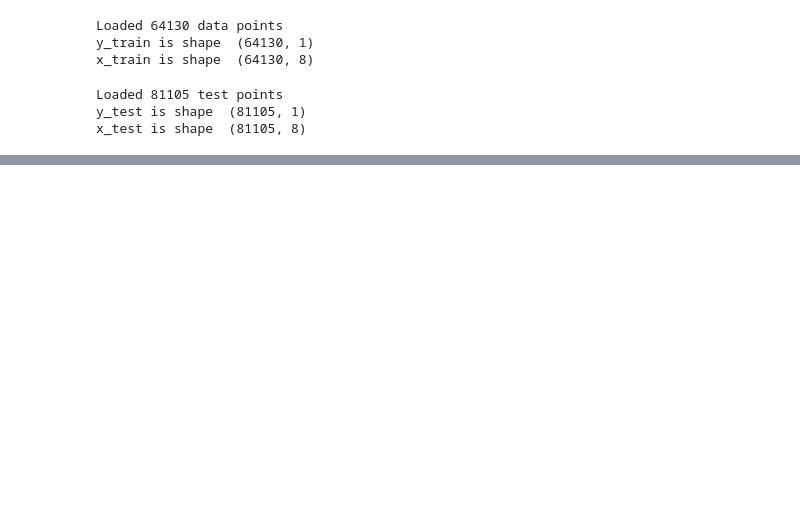
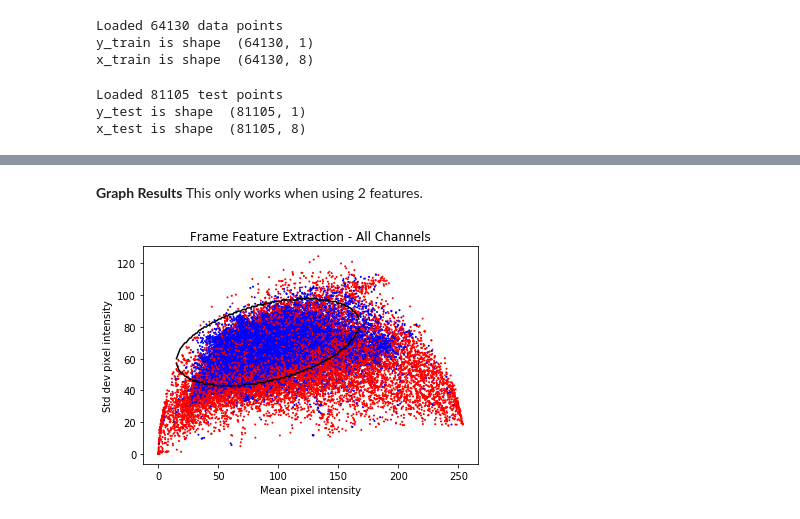
Before and after one commit to mdcramer/cs229-Rekall, a Jupyter notebook: commercial_experiments/GDA.ipynb, the cells around one changed output, grey strips where cells are left out. Saved outputs shown, nothing was run; the diff lists cells and outputs as text; code cells hidden in the pictures; blank space fills up the shorter version.

```diff
--- a/commercial_experiments/GDA.ipynb
+++ b/commercial_experiments/GDA.ipynb
@@ -39,6 +42,8 @@ def load_data(filename):
 # load training data
 videos, images, y, x = load_data(feature_file)
 print('Loaded %d data points' % len(images))
+
+x = x[:, :num_features_to_use]
 
 # shuffle data
 data = list(zip(y, x))
@@ -56,6 +61,7 @@ x_train is shape  (64130, 8)
 # set up the test data
 if test_with_true_labels:
     videos, images, y, x = load_data(test_file) # load true labes for testing
+    x = x[:, :num_features_to_use]
     x_test = x #np.array(list(zip(avgs, stddevs)))
     y_test = y #np.array(labels).reshape(len(labels), 1)
 else: # remove test from dataset
@@ -127,5 +138,5 @@ def make_predictions(x_test, y_test, phi, mu0, mu1, sigma0, sigma1):
 # %%
 phi, mu0, mu1, sigma0, sigma1 = compute_parameters(x_train[:10000], y_train[:10000])
-accuracy = make_predictions(x_test, y_test, phi, mu0, mu1, sigma0, sigma1)
-print('Accuracy = %f' % accuracy)
+accuracy, F1 = make_predictions(x_test, y_test, phi, mu0, mu1, sigma0, sigma1)
+print('Accuracy = %f and F1 = %f' % (accuracy, F1))
 # %% [output]
@@ -135,7 +146,8 @@ Accuracy = 0.820134
 step_size = len(y_train) // 10
 for i in range(step_size, len(y_train), step_size):
     phi, mu0, mu1, sigma0, sigma1 = compute_parameters(x_train[0:i], y_train[0:i])
-    accuracy = make_predictions(x_test, y_test, phi, mu0, mu1, sigma0, sigma1)
+    accuracy, F1 = make_predictions(x_test, y_test, phi, mu0, mu1, sigma0, sigma1)
+    sig0_det = np.linalg.det(sigma0)
     sig1_det = np.linalg.det(sigma1)
-    print('%d training examples = %f accuracy. Sigma1 determinant = %f.' % (i, accuracy, sig1_det))
+    print('%d training examples = %f accuracy and %f F1. S0 = %f. S1 = %f' % (i, accuracy, F1, sig0_det, sig1_det))
 # %% [output]
@@ -150,0 +163,43 @@ for i in range(step_size, len(y_train), step_size):
+# %% [markdown]
+**Graph Results**
+This only works when using 2 features.
+# %%
+means = x_train[:,[0]]
+stddevs = x_train[:,[1]]
+
+color = ['blue' if x==0 else 'red' for x in y_train]
+plt.scatter(means, stddevs, c=color, s=1)
+plt.title("Frame Feature Extraction - All Channels")
+plt.xlabel("Mean pixel intensity")
+plt.ylabel("Std dev pixel intensity")
+
+x_bottom = []
+y_bottom = []
+x_top = []
+y_top = []
+inv_sigma0 = np.linalg.inv(sigma0)
+sqrt_det_sigma0 = np.sqrt(np.linalg.det(sigma0))
+inv_sigma1 = np.linalg.inv(sigma1)
+sqrt_det_sigma1 = np.sqrt(np.linalg.det(sigma1))
+for i in range(0, 250):
+    for j in range(0, 120):
+        pos = gaussian_prob([i,  j], mu1, inv_sigma1, sqrt_det_sigma1) * phi
+        neg = gaussian_prob([i,  j], mu0, inv_sigma0, sqrt_det_sigma0) * (1 - phi)
+        if abs(1 - pos / neg) < .2:
+            x_bottom.append(i)
+            y_bottom.append(j)
+            break
+    for j in range(120, 0, -1):
+        pos = gaussian_prob([i,  j], mu1, inv_sigma1, sqrt_det_sigma1) * phi
+        neg = gaussian_prob([i,  j], mu0, inv_sigma0, sqrt_det_sigma0) * (1 - phi)
+        if abs(1 - pos / neg) < .2:
+            x_top.append(i)
+            y_top.append(j)
+            break
+
+plt.plot(x_bottom, y_bottom, 'k')
+plt.plot(x_top, y_top, 'k')
+
+plt.show()
+# %% [output]
+[figure, added]
```
Also changed, not shown: parts of 5 cells of this notebook.
